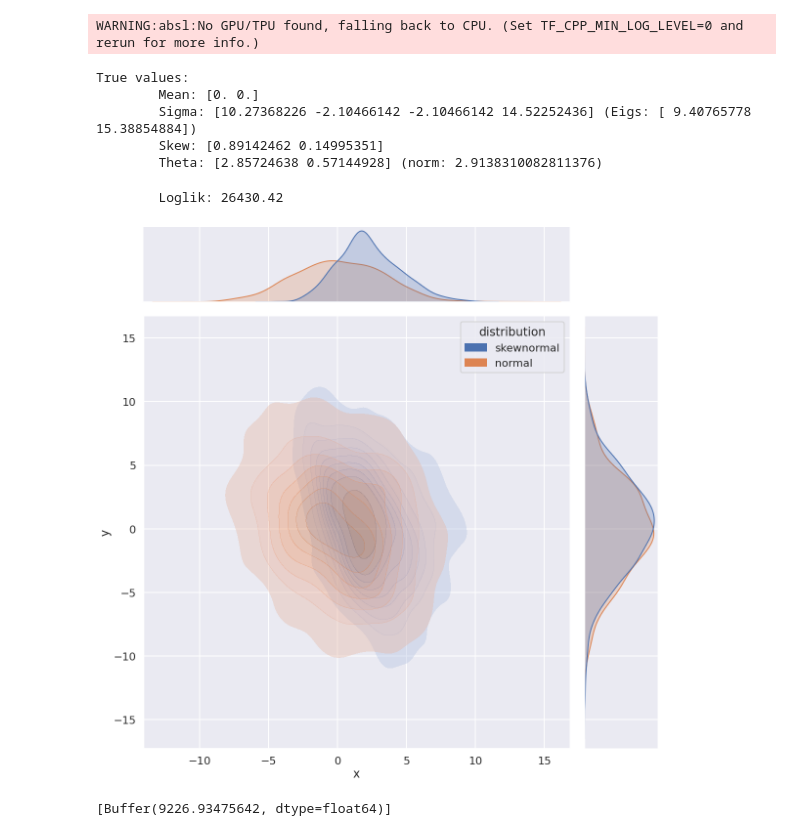
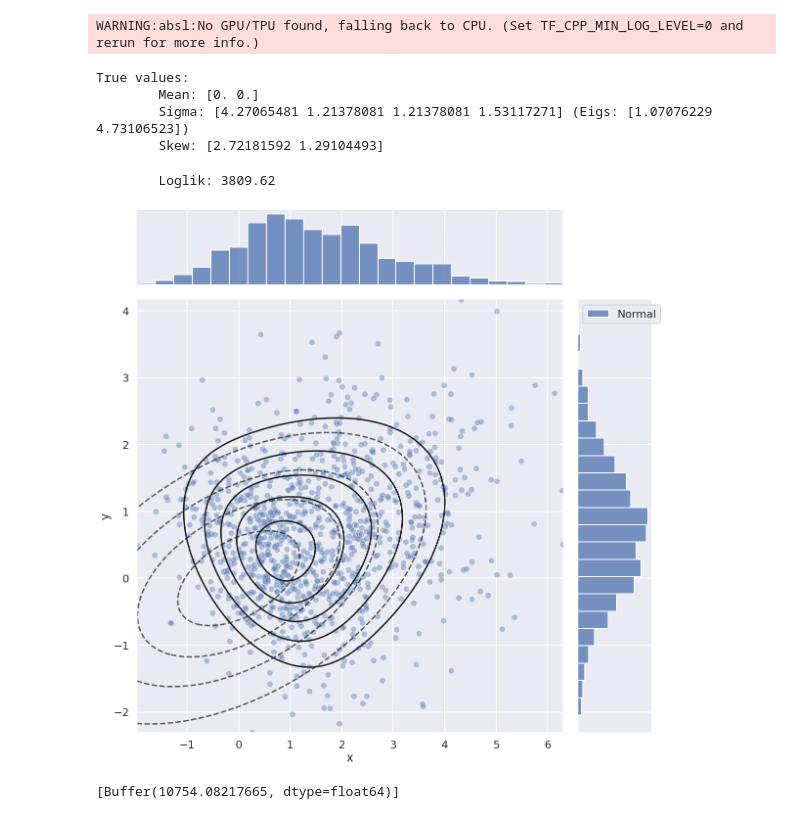
Before and after one commit to jschiavon/optispd, a Jupyter notebook: notebooks/Skewnormal.ipynb, the cells around one changed output. Saved outputs shown, nothing was run; the diff lists cells and outputs as text; code cells hidden in the pictures.

Commit message:
working skewnormal

```diff
--- a/notebooks/Skewnormal.ipynb
+++ b/notebooks/Skewnormal.ipynb
@@ -65,53 +76,51 @@ def loglik_skew(Sigma, theta, data):
 # %%
-rng, *key = random.split(rng, 6)
+rng, *key = random.split(rng, 3)
 
-# mean = random.normal(key[0], shape=(p,))
 tmean = jnp.zeros(shape=(p,))
 
-tcov_q = jnp.linalg.qr(random.normal(key[1], shape=(p,p)))[0]
-tcov_e = random.uniform(key[2], shape=(p,), minval=5, maxval=20)
-tcov = jnp.einsum('ij,j,kj->ik', tcov_q, tcov_e, tcov_q)
+tcov = random.normal(key[0], shape=(p, p))
+tcov = jnp.matmul(tcov, tcov.T)
 
-# theta = random.uniform(key[3], shape=(p,))
-# theta = theta / (jnp.linalg.norm(theta) / random.uniform(key[4], maxval=jnp.sqrt(jnp.min(tcov_e))))
-ttheta = jnp.array([1.5, 0.3])
-ttheta = ttheta / (jnp.linalg.norm(ttheta) / (jnp.sqrt(jnp.min(tcov_e)) * 0.95))
-tskew = jnp.einsum('i,i->i', 1./jnp.sqrt(jnp.diag(tcov)), ttheta)
+tslant = random.uniform(key[1], shape=(p,), maxval=5)
 
 print("True values:")
 print("\tMean: {}".format(tmean))
-print("\tSigma: {} (Eigs: {})".format(tcov.ravel(), tcov_e))
-print("\tSkew: {}".format(tskew))
-print("\tTheta: {} (norm: {})".format(ttheta, jnp.linalg.norm(ttheta)))
+print("\tSigma: {} (Eigs: {})".format(tcov.ravel(), jnp.linalg.eigvalsh(tcov)))
+print("\tSkew: {}".format(tslant))
 # %% [output]
 True values:
         Mean: [0. 0.]
-        Sigma: [10.27368226 -2.10466142 -2.10466142 14.52252436] (Eigs: [ 9.40765778 15.38854884])
-        Skew: [0.89142462 0.14995351]
-        Theta: [2.85724638 0.57144928] (norm: 2.9138310082811376)
+        Sigma: [4.27065481 1.21378081 1.21378081 1.53117271] (Eigs: [1.07076229 4.73106523])
+        Skew: [2.72181592 1.29104493]
 # %%
 rng, key = random.split(rng)
-data = sample_skew(key, tmean, tcov, tskew, shape=(n,))
+data = sample_skew(key, tmean, tcov, tslant, shape=(n,))
 
 nloglik = jit(lambda x, y: - loglik_skew(x, y, data))
 
-true_loglik = nloglik(tcov, ttheta)
+true_loglik = nloglik(tcov, tslant)
 print("\tLoglik: {:.2f}".format(true_loglik))
 # %% [output]
-        Loglik: 26430.42
+        Loglik: 3809.62
 # %%
-data_normal = random.multivariate_normal(key, tmean, tcov, shape=(n,))
+plot_data = pd.DataFrame(
+    data,
+    columns=['x', 'y']
+    )
+l = 100
+x = jnp.linspace(jnp.min(data[:, 0]), jnp.max(data[:, 0]), l)
+y = jnp.linspace(jnp.min(data[:, 1]), jnp.max(data[:, 1]), l)
+xy = jnp.array(list(product(x, y)))
 
-data_skew = pd.DataFrame(data=data, columns=['x', 'y'])
-data_skew['distribution'] = 'skewnormal'
-data_normal = pd.DataFrame(data=data_normal, columns=['x', 'y'])
-data_normal['distribution'] = 'normal'
+Z_skew = pdf_skew(xy, tcov, tslant).reshape(l, l).T
+Z_norm = mvn.pdf(xy, jnp.zeros(p,), cov=tcov).reshape(l, l).T
 
-plot_data = pd.concat([data_skew, data_normal])
-sns.jointplot(data=plot_data, x='x', y='y', hue='distribution', kind='kde', fill=True, alpha=0.4, height=16)
-plt.plot();
+g = sns.jointplot(data=plot_data, x='x', y='y', alpha=0.4, height=16)
+g.ax_joint.contour(x, y, Z_norm, colors='k', alpha=0.7, levels=4, linestyles='dashed')
+g.ax_joint.contour(x, y, Z_skew, colors='k', levels=5)
+plt.show();
 # %% [output]
-[figure, old version]
+[figure, new version]
 # %%
 k = 0
 maxit = 100
@@ -128,19 +137,15 @@ optimizer = minimizer(
     )
 
 rng, *key = random.split(rng, 5)
-sig_q = jnp.linalg.qr(random.normal(key[0], shape=(p,p)))[0]
-sig_e = random.uniform(key[1], shape=(p,), minval=1, maxval=20)
-sig = jnp.einsum('ij,j,kj->ik', sig_q, sig_e, sig_q)
+sig = random.normal(key[0], shape=(p,p))
+sig = jnp.matmul(sig, sig.T)
 
-limtheta = jnp.sqrt(jnp.min(sig_e))
-th = random.uniform(key[2], shape=(p,))
-th_norm = random.uniform(key[3], maxval=limtheta)
-th = th / (jnp.linalg.norm(th) / th_norm)
+th = random.uniform(key[1], shape=(p,), maxval=10)
 
 logl = [nloglik(sig, th)]
 print(logl)
 # %% [output]
-[Buffer(9226.93475642, dtype=float64)]
+[Buffer(10754.08217665, dtype=float64)]
 # %%
 while True:
     print("Iteration {} starts from:".format(k))
```
Also changed, not shown: parts of 8 cells of this notebook, 3 other files.
